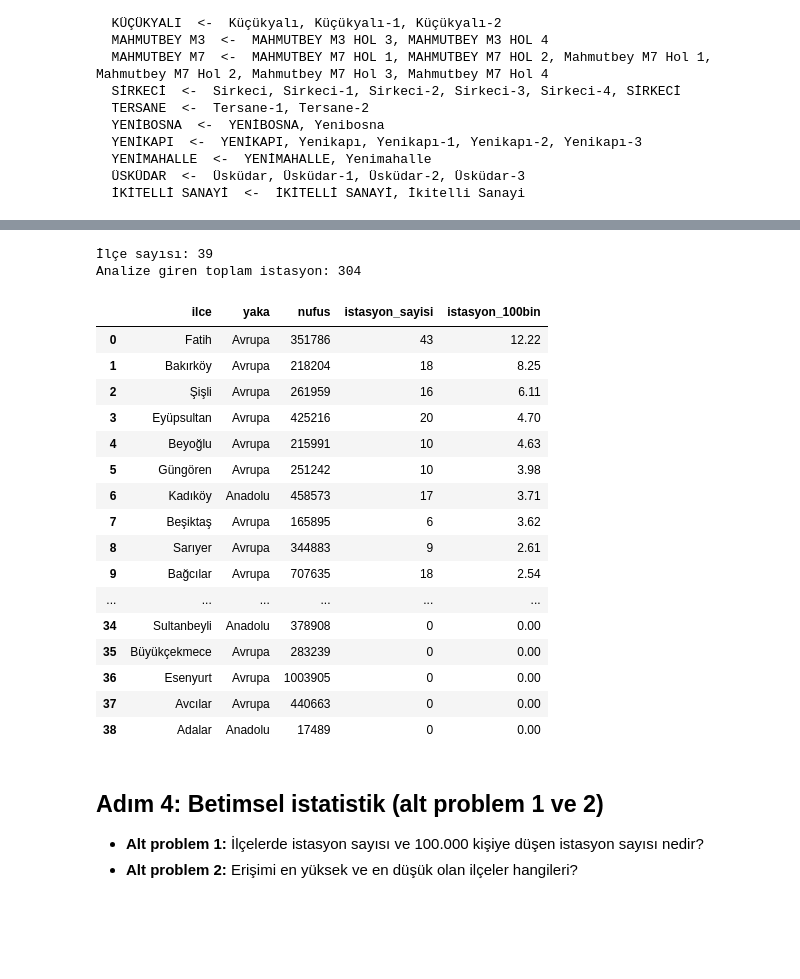
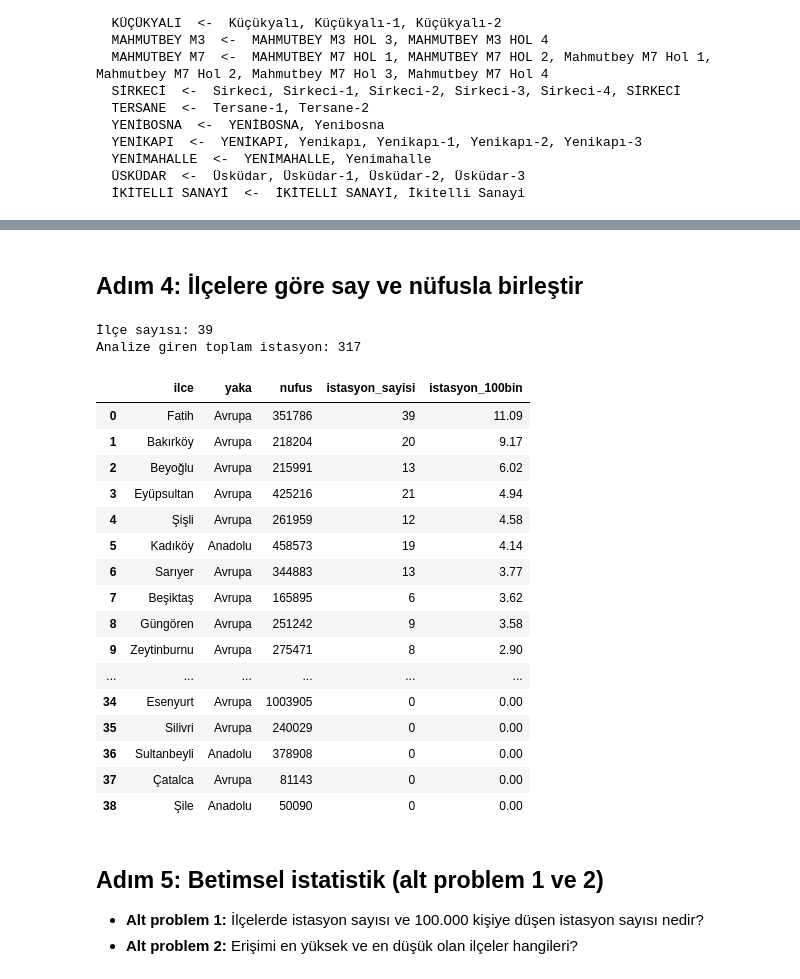
Before and after one commit to yunusyegen/istanbul-rayli-sistem-erisim, a Jupyter notebook: analiz/analiz.ipynb, the cells around one changed output, grey strips where cells are left out. Cells and saved outputs as stored; diff of their text form; code cells hidden in the pictures; blank space fills up the shorter version.

```diff
--- a/analiz/analiz.ipynb
+++ b/analiz/analiz.ipynb
@@ -280,0 +486,23 @@ else:
+# %%
+istasyon_tablosu = istasyon_tablosu_olustur(satirlar)
+
+print("Farklı istasyon (aynı yerdeki kodlar birleştirildikten sonra):", len(istasyon_tablosu))
+print()
+print("İlçe kararının dayanağı:")
+print(istasyon_tablosu["karar"].value_counts().to_string())
+
+# İBB'nin ilçe kaydını koordinata göre düzelttiğim, İstanbul içindeki istasyonlar
+degisenler = istasyon_tablosu[(istasyon_tablosu["karar"] == "koordinat") & ~istasyon_tablosu["ilce"].str.startswith(DIS_ONEKI)]
+print(f"\nİBB'nin ilçe kaydını koordinata göre düzelttiğim istasyon: {len(degisenler)}")
+print(degisenler[["istasyon", "ilce_ibb", "ilce", "sinira_uzaklik_m"]]
+      .rename(columns={"ilce_ibb": "İBB'nin yazdığı", "ilce": "koordinata göre", "sinira_uzaklik_m": "İBB ilçesine uzaklık (m)"})
+      .to_string(index=False))
+
+# Sınır boyunda olduğu için İBB'nin kaydını koruduğum istasyonlar
+korunanlar = istasyon_tablosu[istasyon_tablosu["karar"] == "İBB korundu (sınır boyu)"]
+print(f"\nKoordinatı başka ilçeyi gösterse de sınır boyunda olduğu için İBB'nin kaydını koruduğum istasyon: {len(korunanlar)}")
+
+# Kocaeli'ndeki Marmaray durakları
+disarida = istasyon_tablosu[~istasyon_tablosu["ilce"].isin(nufus["ilce"])]
+print("\nİstanbul dışında kaldığı için analize alınmayan istasyonlar:")
+print("  " + ", ".join(f"{a} ({i.replace(DIS_ONEKI, '')})" for a, i in zip(disarida["istasyon"], disarida["ilce"])))
@@ -281,34 +527,42 @@ else:
+# %% [markdown]
+## Adım 4: İlçelere göre say ve nüfusla birleştir
 # %%
-veri = nufus.merge(ilce_sayim, on="anahtar", how="left")
-veri["istasyon_sayisi"] = veri["istasyon_sayisi"].fillna(0).astype(int)
-veri["istasyon_100bin"] = veri["istasyon_sayisi"] / veri["nufus"] * 100_000
-veri = veri.drop(columns="anahtar").sort_values("istasyon_100bin", ascending=False).reset_index(drop=True)
+def ilce_tablosu(istasyonlar):
+    """İstasyonları ilçelere göre sayar ve TÜİK nüfusuyla birleştirir."""
+    sayim = istasyonlar[istasyonlar["ilce"].isin(nufus["ilce"])].groupby("ilce").size()
+    tablo = nufus.copy()
+    tablo["istasyon_sayisi"] = tablo["ilce"].map(sayim).fillna(0).astype(int)
+    tablo["istasyon_100bin"] = tablo["istasyon_sayisi"] / tablo["nufus"] * 100_000
+    return tablo.sort_values("istasyon_100bin", ascending=False, kind="stable").reset_index(drop=True)
+
+
+veri = ilce_tablosu(istasyon_tablosu)
 
 print("İlçe sayısı:", len(veri))
 print("Analize giren toplam istasyon:", veri["istasyon_sayisi"].sum())
 veri.round(2)
 # %% [output]
 İlçe sayısı: 39
-Analize giren toplam istasyon: 304
+Analize giren toplam istasyon: 317
 |  | ilce | yaka | nufus | istasyon_sayisi | istasyon_100bin |
-| 0 | Fatih | Avrupa | 351786 | 43 | 12.22 |
-| 1 | Bakırköy | Avrupa | 218204 | 18 | 8.25 |
-| 2 | Şişli | Avrupa | 261959 | 16 | 6.11 |
-| 3 | Eyüpsultan | Avrupa | 425216 | 20 | 4.70 |
-| 4 | Beyoğlu | Avrupa | 215991 | 10 | 4.63 |
-| 5 | Güngören | Avrupa | 251242 | 10 | 3.98 |
-| 6 | Kadıköy | Anadolu | 458573 | 17 | 3.71 |
+| 0 | Fatih | Avrupa | 351786 | 39 | 11.09 |
+| 1 | Bakırköy | Avrupa | 218204 | 20 | 9.17 |
+| 2 | Beyoğlu | Avrupa | 215991 | 13 | 6.02 |
+| 3 | Eyüpsultan | Avrupa | 425216 | 21 | 4.94 |
+| 4 | Şişli | Avrupa | 261959 | 12 | 4.58 |
+| 5 | Kadıköy | Anadolu | 458573 | 19 | 4.14 |
+| 6 | Sarıyer | Avrupa | 344883 | 13 | 3.77 |
 | 7 | Beşiktaş | Avrupa | 165895 | 6 | 3.62 |
-| 8 | Sarıyer | Avrupa | 344883 | 9 | 2.61 |
-| 9 | Bağcılar | Avrupa | 707635 | 18 | 2.54 |
+| 8 | Güngören | Avrupa | 251242 | 9 | 3.58 |
+| 9 | Zeytinburnu | Avrupa | 275471 | 8 | 2.90 |
 | ... | ... | ... | ... | ... | ... |
-| 34 | Sultanbeyli | Anadolu | 378908 | 0 | 0.00 |
-| 35 | Büyükçekmece | Avrupa | 283239 | 0 | 0.00 |
-| 36 | Esenyurt | Avrupa | 1003905 | 0 | 0.00 |
-| 37 | Avcılar | Avrupa | 440663 | 0 | 0.00 |
-| 38 | Adalar | Anadolu | 17489 | 0 | 0.00 |
+| 34 | Esenyurt | Avrupa | 1003905 | 0 | 0.00 |
+| 35 | Silivri | Avrupa | 240029 | 0 | 0.00 |
+| 36 | Sultanbeyli | Anadolu | 378908 | 0 | 0.00 |
+| 37 | Çatalca | Avrupa | 81143 | 0 | 0.00 |
+| 38 | Şile | Anadolu | 50090 | 0 | 0.00 |
 # %% [markdown]
-## Adım 4: Betimsel istatistik (alt problem 1 ve 2)
+## Adım 5: Betimsel istatistik (alt problem 1 ve 2)
 
 - **Alt problem 1:** İlçelerde istasyon sayısı ve 100.000 kişiye düşen istasyon sayısı nedir?
 - **Alt problem 2:** Erişimi en yüksek ve en düşük olan ilçeler hangileri?
```
Also changed, not shown: parts of 32 cells of this notebook, 7 other files.
